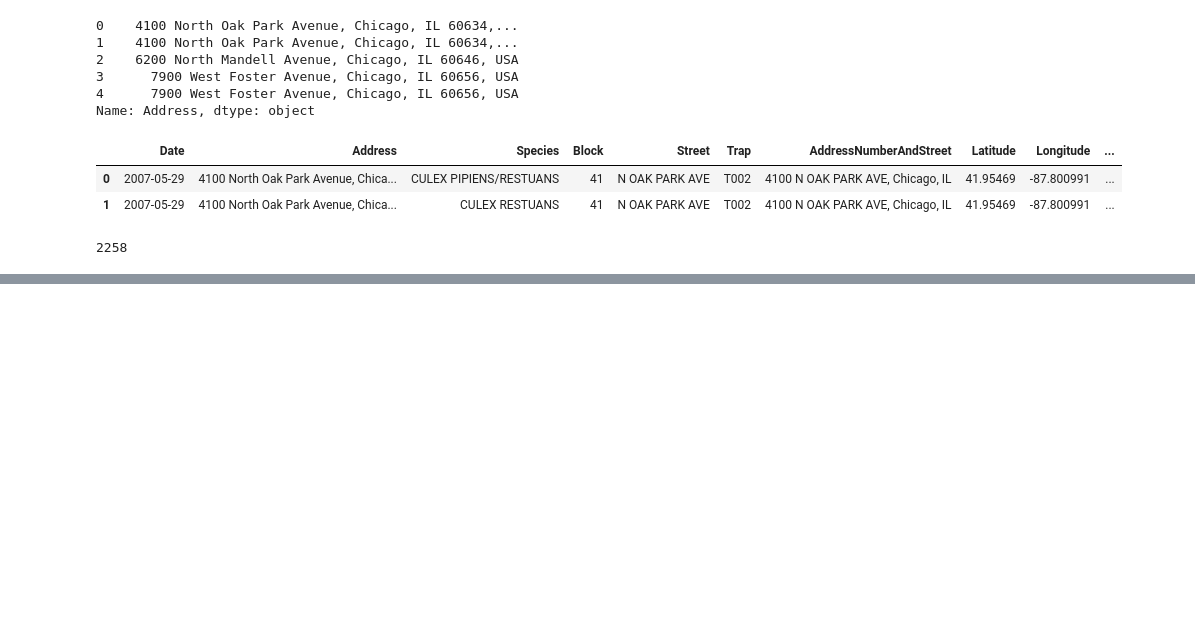
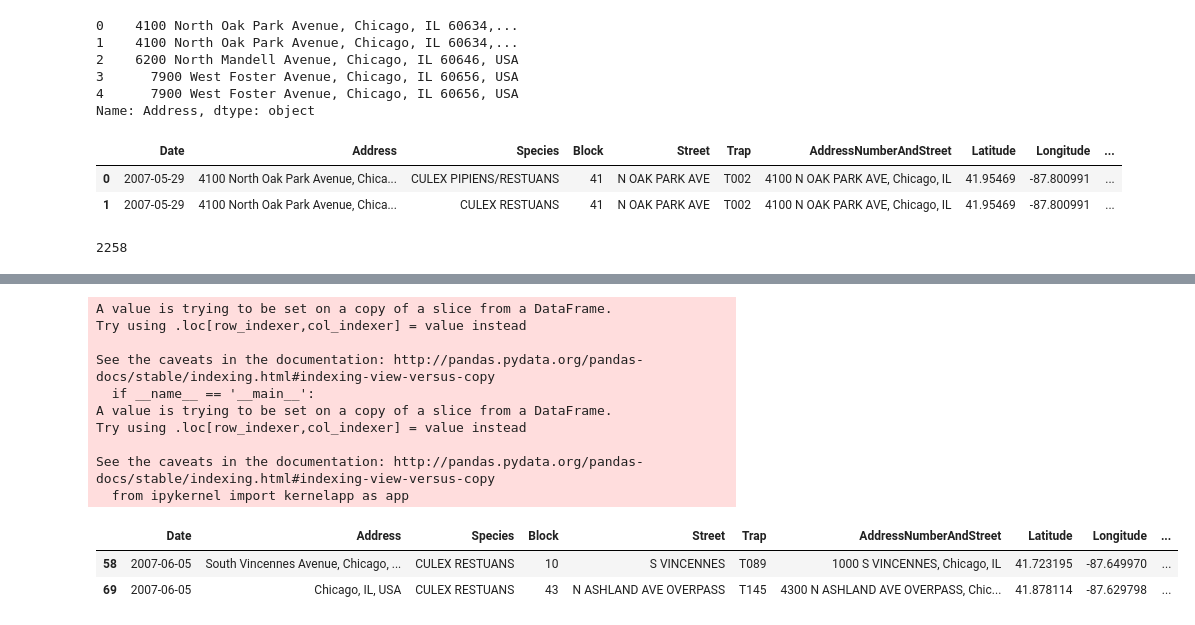
Before and after one commit to austinlasseter/West_Nile_Virus_032108, a Jupyter notebook: Austin/archive/Looking at Zip Codes.ipynb, the cells around one changed output, grey strips where cells are left out. Saved outputs shown, nothing was run; the diff lists cells and outputs as text; code cells hidden in the pictures; blank space fills up the shorter version.

```diff
--- a/Austin/archive/Looking at Zip Codes.ipynb
+++ b/Austin/archive/Looking at Zip Codes.ipynb
@@ -95,0 +95,18 @@ Name: WnvPresent, dtype: float64
+# %%
+bad_zipcodes['Latitude_short']=bad_zipcodes['Latitude'].round(1)
+bad_zipcodes['Longitude_short']=bad_zipcodes['Longitude'].round(1)
+bad_zipcodes.head(2)
+# %% [output]
+A value is trying to be set on a copy of a slice from a DataFrame.
+Try using .loc[row_indexer,col_indexer] = value instead
+
+See the caveats in the documentation: http://pandas.pydata.org/pandas-docs/stable/indexing.html#indexing-view-versus-copy
+  if __name__ == '__main__':
+A value is trying to be set on a copy of a slice from a DataFrame.
+Try using .loc[row_indexer,col_indexer] = value instead
+
+See the caveats in the documentation: http://pandas.pydata.org/pandas-docs/stable/indexing.html#indexing-view-versus-copy
+  from ipykernel import kernelapp as app
+|  | Date | Address | Species | Block | Street | Trap | AddressNumberAndStreet | Latitude | Longitude | ... |
+| 58 | 2007-06-05 | South Vincennes Avenue, Chicago, ... | CULEX RESTUANS | 10 | S VINCENNES | T089 | 1000 S VINCENNES, Chicago, IL | 41.723195 | -87.649970 | ... |
+| 69 | 2007-06-05 | Chicago, IL, USA | CULEX RESTUANS | 43 | N ASHLAND AVE OVERPASS | T145 | 4300 N ASHLAND AVE OVERPASS, Chic... | 41.878114 | -87.629798 | ... |
```
Also changed, not shown: parts of 19 cells of this notebook.
